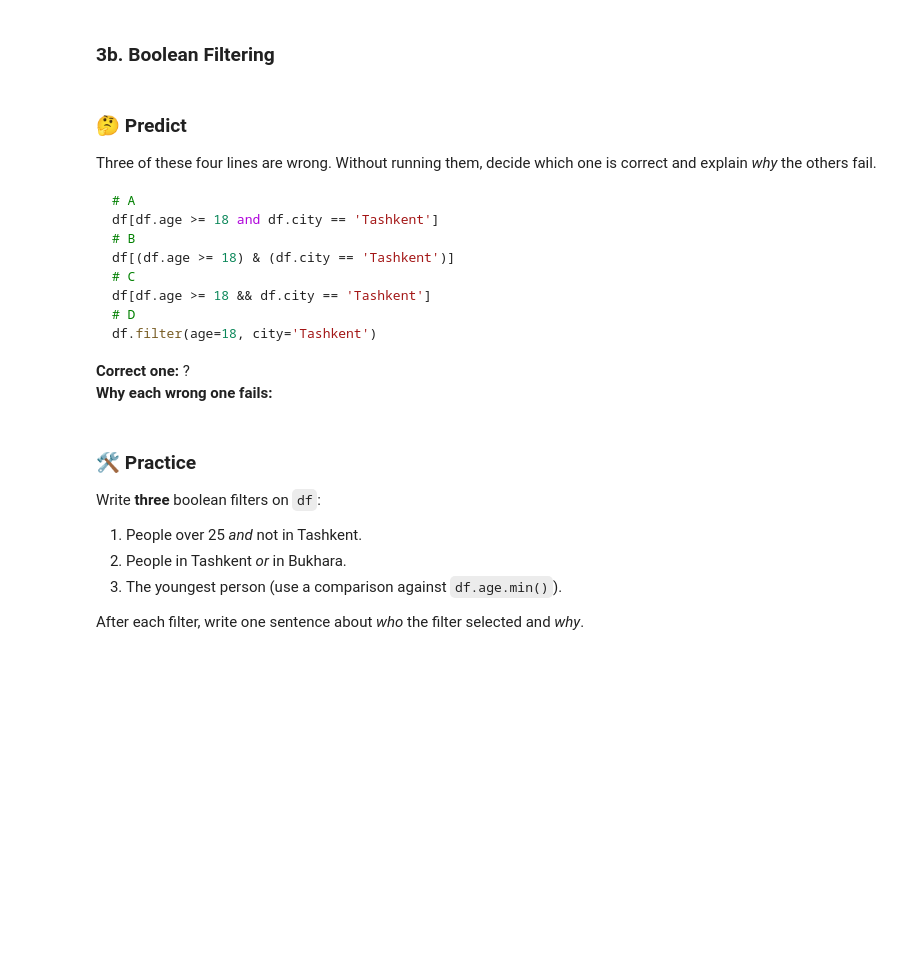
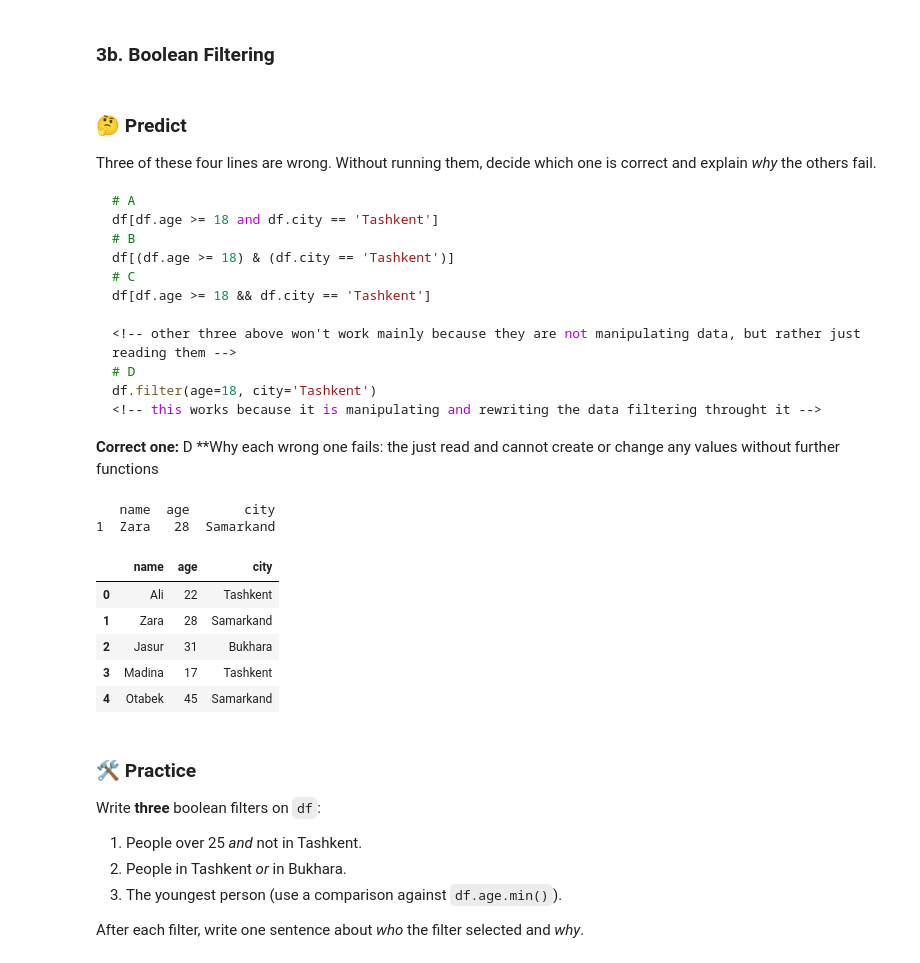
Before and after one commit to Twilight2224/boraq, a Jupyter notebook: module-2/class_4/m2_c4_assignment_Khamidullokhon_Abduvokhidov.ipynb, the cells around one changed output. Saved outputs shown, nothing was run; the diff lists cells and outputs as text; code cells hidden in the pictures; blank space fills up the shorter version.

````diff
--- a/module-2/class_4/m2_c4_assignment_Khamidullokhon_Abduvokhidov.ipynb
+++ b/module-2/class_4/m2_c4_assignment_Khamidullokhon_Abduvokhidov.ipynb
@@ -261,26 +287,42 @@ df[df.age >= 18 and df.city == 'Tashkent']
 df[(df.age >= 18) & (df.city == 'Tashkent')]
 # C
 df[df.age >= 18 && df.city == 'Tashkent']
+
+<!-- other three above won't work mainly because they are not manipulating data, but rather just reading them -->
 # D
 df.filter(age=18, city='Tashkent')
+<!-- this works because it is manipulating and rewriting the data filtering throught it -->
 ```
 
-**Correct one:** ?
-**Why each wrong one fails:**
+**Correct one:** D
+**Why each wrong one fails: the just read and cannot create or change any values without further functions
 # %%
 # Reload df without the index modification from earlier
 df = pd.DataFrame({
     "name": ["Ali", "Zara", "Jasur", "Madina", "Otabek"],
     "age":  [22, 28, 31, 17, 45],
     "city": ["Tashkent", "Samarkand", "Bukhara", "Tashkent", "Samarkand"]
 })
 
 # Test the four candidates one at a time. Comment out 3, uncomment 1, run, repeat.
 
 # df[df.age >= 18 and df.city == 'Tashkent']
-# df[(df.age >= 18) & (df.city == 'Tashkent')]
+print(df[(df.age <= 28) & (df.city != 'Tashkent')])
 # df[df.age >= 18 && df.city == 'Tashkent']
-# df.filter(age=18, city='Tashkent')
+# df.filter(age=28, city='Tashkent')
+df
+
+
+# so I was wrong, and the correct one seems to be version B that uses '&' sighn
+# %% [output]
+   name  age       city
+1  Zara   28  Samarkand
+|  | name | age | city |
+| 0 | Ali | 22 | Tashkent |
+| 1 | Zara | 28 | Samarkand |
+| 2 | Jasur | 31 | Bukhara |
+| 3 | Madina | 17 | Tashkent |
+| 4 | Otabek | 45 | Samarkand |
 # %% [markdown]
 ### 🛠 Practice
 
````
Also changed, not shown: parts of 12 cells of this notebook.
